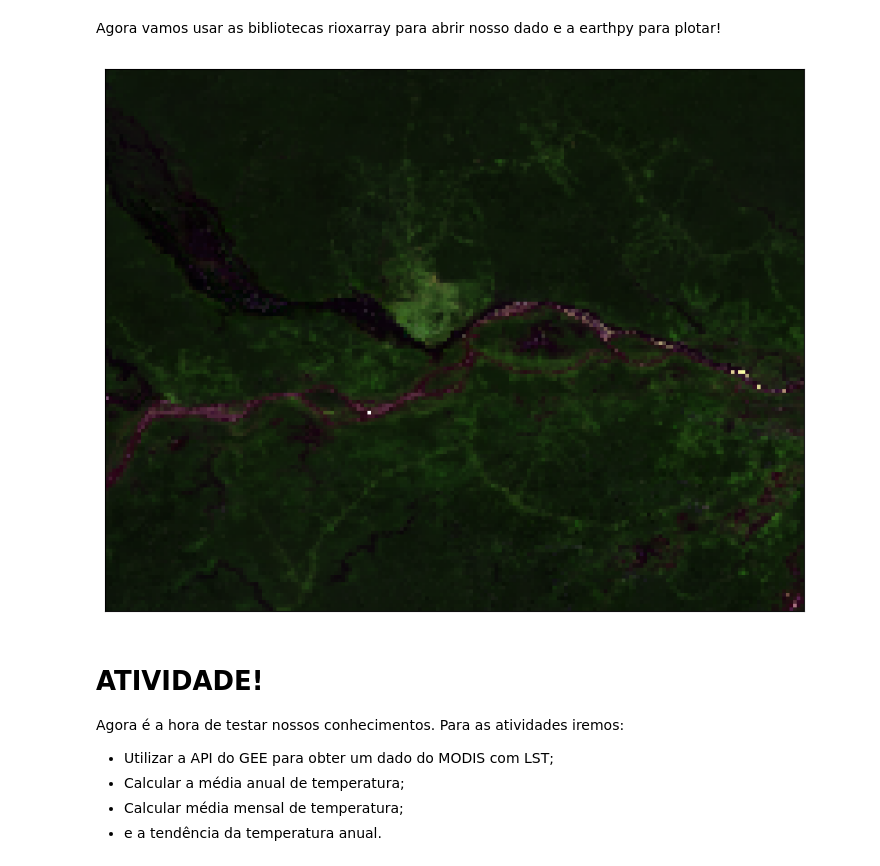
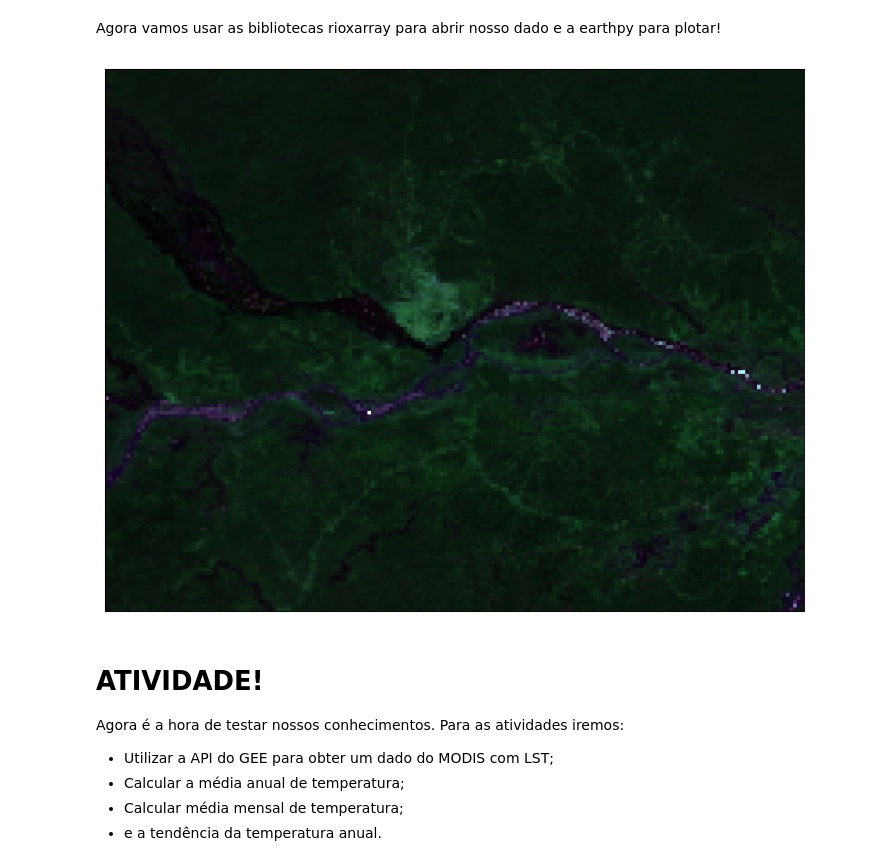
Before and after one commit to MottaD2/Analise-da-Variacao-da-Temperatura-usando-Python-com-Dados-de-Satelite, a Jupyter notebook: [PREENCHIDA]_Análise_da_Variação_da_Temperatura_usando_Python_com_Dados_de_Satélite.ipynb, the cells around one changed output. Cells and saved outputs as stored; diff of their text form; code cells hidden in the pictures.

```diff
--- a/[PREENCHIDA]_Análise_da_Variação_da_Temperatura_usando_Python_com_Dados_de_Satélite.ipynb
+++ b/[PREENCHIDA]_Análise_da_Variação_da_Temperatura_usando_Python_com_Dados_de_Satélite.ipynb
@@ -1138,19 +1146,21 @@ task.status()
 Agora vamos usar as bibliotecas rioxarray para abrir nosso dado e a earthpy para plotar!
 # %%
 # Abrir imagem  e reprojetar
-modis = rxr.open_rasterio(my_path + '/GEE_Exports/MODIS_median.tif', #Não esqueça de alterar a pasta
+modis = rxr.open_rasterio('/content/drive/MyDrive/GEE_Exports/MODIS_median.tif', #Não esqueça de alterar a pasta
                           masked = True).rio.reproject("EPSG:4087")
 # %%
 fig, ax = plt.subplots(figsize=(10, 10))
 
 # Plotar a imagem
-ep.plot_rgb(
+ep.plot_rgb(modis,
+            ax = ax,
+            rgb = [2,1,0 ]
 
 )
 # Mostrar imagem
 plt.show()
 # %% [output]
-[figure, old version]
+[figure, new version]
 # %% [markdown]
 # ATIVIDADE!
 Agora é a hora de testar nossos conhecimentos. Para as atividades iremos:
```
Also changed, not shown: parts of 36 cells of this notebook.
